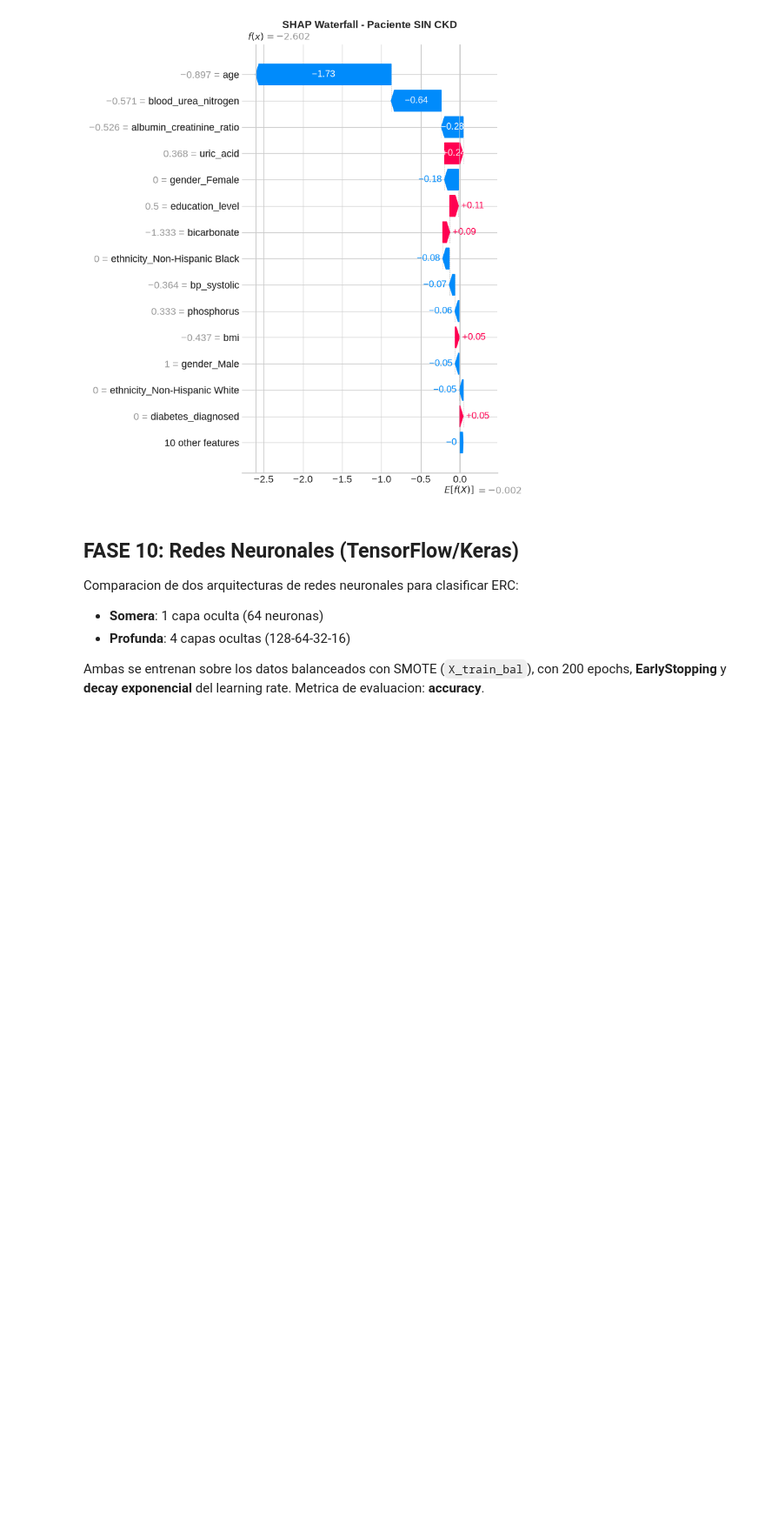
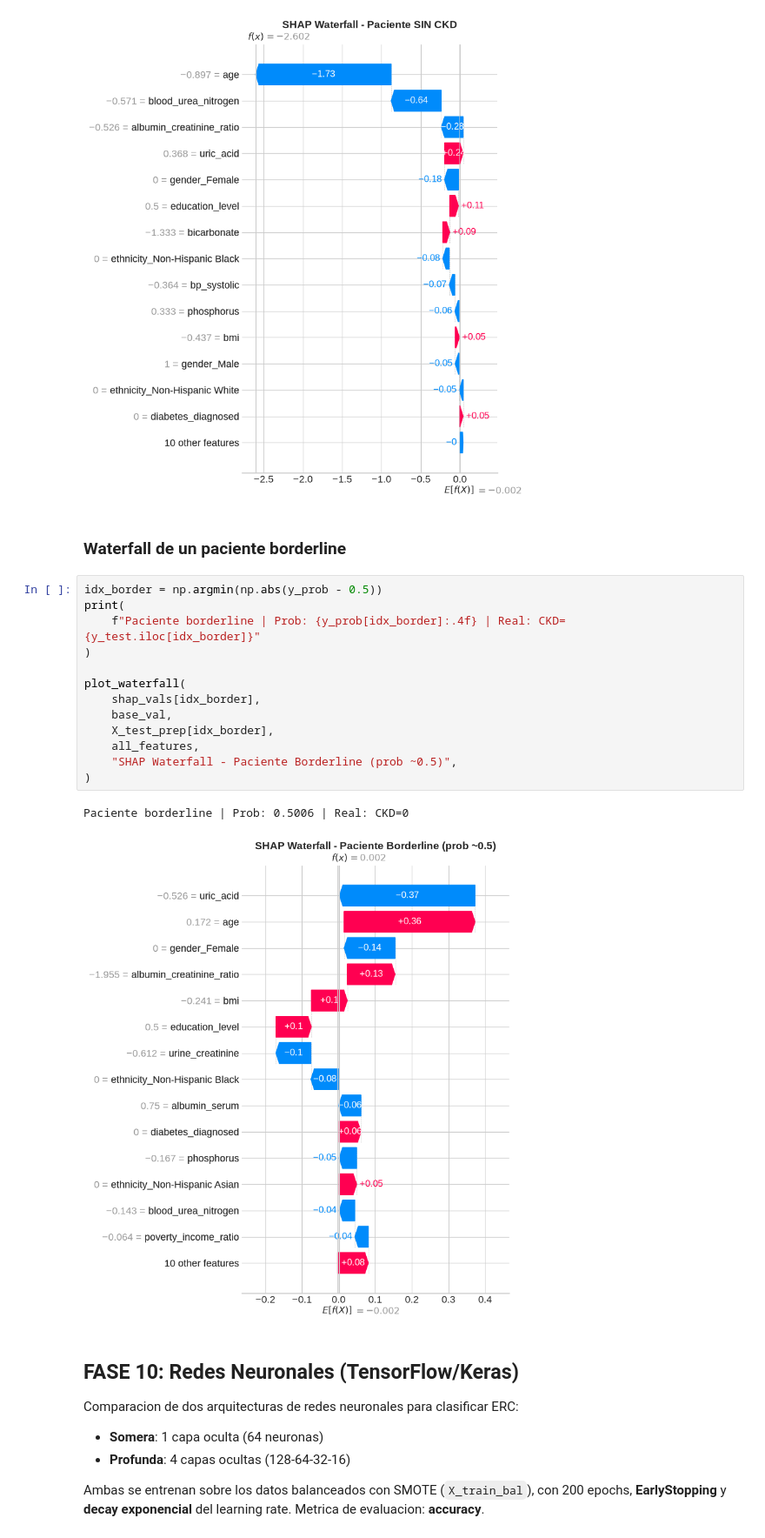
Before and after one commit to donpedromz/NephroML, a Jupyter notebook: notebooks/ERC_Pipeline_v3.ipynb, the cells around one changed output. Shown at 87% size. Cells and saved outputs as stored; diff of their text form; blank space fills up the shorter version.

```diff
--- a/notebooks/ERC_Pipeline_v3.ipynb
+++ b/notebooks/ERC_Pipeline_v3.ipynb
@@ -1105,6 +1105,24 @@ plot_waterfall(
 # %% [output]
 Paciente sin CKD | Prob: 0.0690 | Real: CKD=0
 [figure]
+# %% [markdown]
+### Waterfall de un paciente borderline
+# %%
+idx_border = np.argmin(np.abs(y_prob - 0.5))
+print(
+    f"Paciente borderline | Prob: {y_prob[idx_border]:.4f} | Real: CKD={y_test.iloc[idx_border]}"
+)
+
+plot_waterfall(
+    shap_vals[idx_border],
+    base_val,
+    X_test_prep[idx_border],
+    all_features,
+    "SHAP Waterfall - Paciente Borderline (prob ~0.5)",
+)
+# %% [output]
+Paciente borderline | Prob: 0.5006 | Real: CKD=0
+[figure, added]
 # %% [markdown]
 ## FASE 10: Redes Neuronales (TensorFlow/Keras)
 
```
Also changed, not shown: parts of 13 cells of this notebook, 1 other file.
